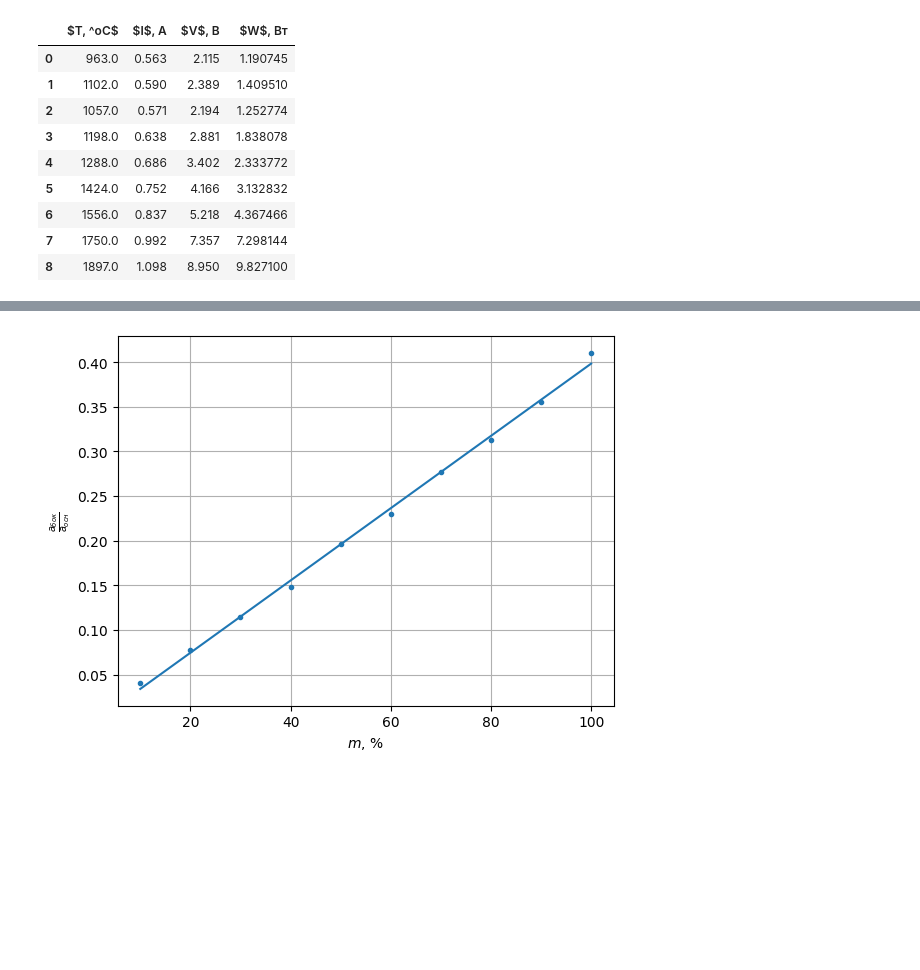
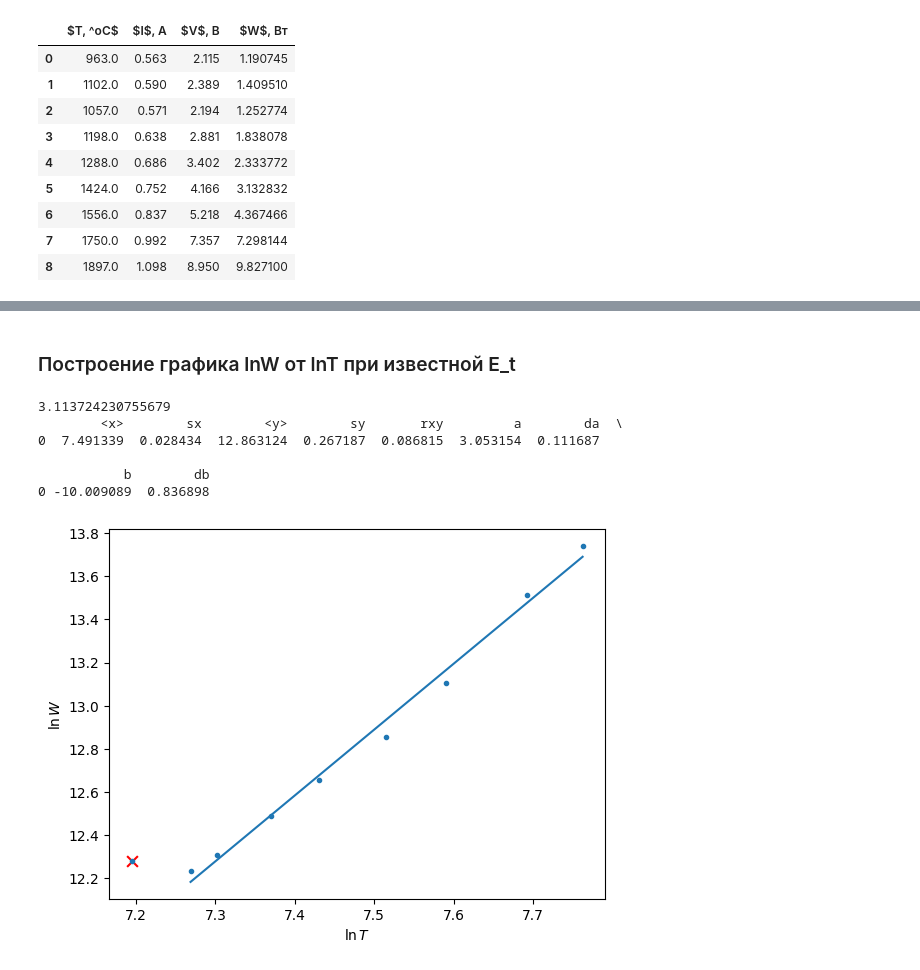
Before and after one commit to futherus/mipt_lab, a Jupyter notebook: 5.8.1/Dedkov_Maslov/581.ipynb, the cells around one changed output, grey strips where cells are left out. Drawn from its saved outputs; the diff is of its cells as text; code cells hidden in the pictures; blank space fills up the shorter version.

```diff
--- a/5.8.1/Dedkov_Maslov/581.ipynb
+++ b/5.8.1/Dedkov_Maslov/581.ipynb
@@ -319,23 +259,24 @@ mnk.rename().data
-# %%
-x, y, equ = mipt.plot(dat['m'], dat['bo'])
-mnk = mipt.mnk(x,y)
-mnk.to_latex('gen/tab-v21-mnk.tex')
-
-plt.xlabel(r"$m$, %")
-plt.ylabel(r"$\frac{a_{бок}}{a_{осн}}$")
-plt.grid(True)
-# plt.legend()
-plt.savefig('gen/fig-v21.pdf')
-
-
-fmt = {
-    'm'  : [r'$m$, %', '{:.0f}', 0],
-    'ao' : [r'$\tau$, мВ', '{:.1f}', 0],
-    'ab' : [r'$\frac{1}{\tau}$, мВ', '{:.1f}', 0],
-    'bo' : [r'$\frac{a_{\text{бок}}}{a_{\text{осн}}}$', '{:.4f}', 0],
-}
-
-tab = mipt.table(dat, fmt)
-tab.to_latex('gen/tab-v21.tex')
-# %% [output]
-[figure, removed]
+# %% [markdown]
+### Построение графика lnW от lnT при известной E_t
+# %%
+# lnW - ln(E_t S) = ln(sigma) + n ln(T)
+corr = np.log(epsilon(T) * S)
+lnW = np.log(W) - corr
+lnT = np.log(T)
+x, y, equ = mipt.plot(lnT, lnW, exclude=[0], yerr = 0)
+
+mnk = mipt.mnk(x, y)
+print(mnk.data)
+#mnk.to_latex('gen/tab-mnk.tex')
+
+plt.ylabel(r"$\ln W$")
+plt.xlabel(r"$\ln T$")
+plt.savefig('gen/test.png')
+# %% [output]
+3.113724230755679
+        <x>        sx        <y>        sy       rxy         a        da  \
+0  7.491339  0.028434  12.863124  0.267187  0.086815  3.053154  0.111687
+
+           b        db
+0 -10.009089  0.836898
+[figure, added]
```
Also changed, not shown: parts of 10 cells of this notebook, 1 other file.
